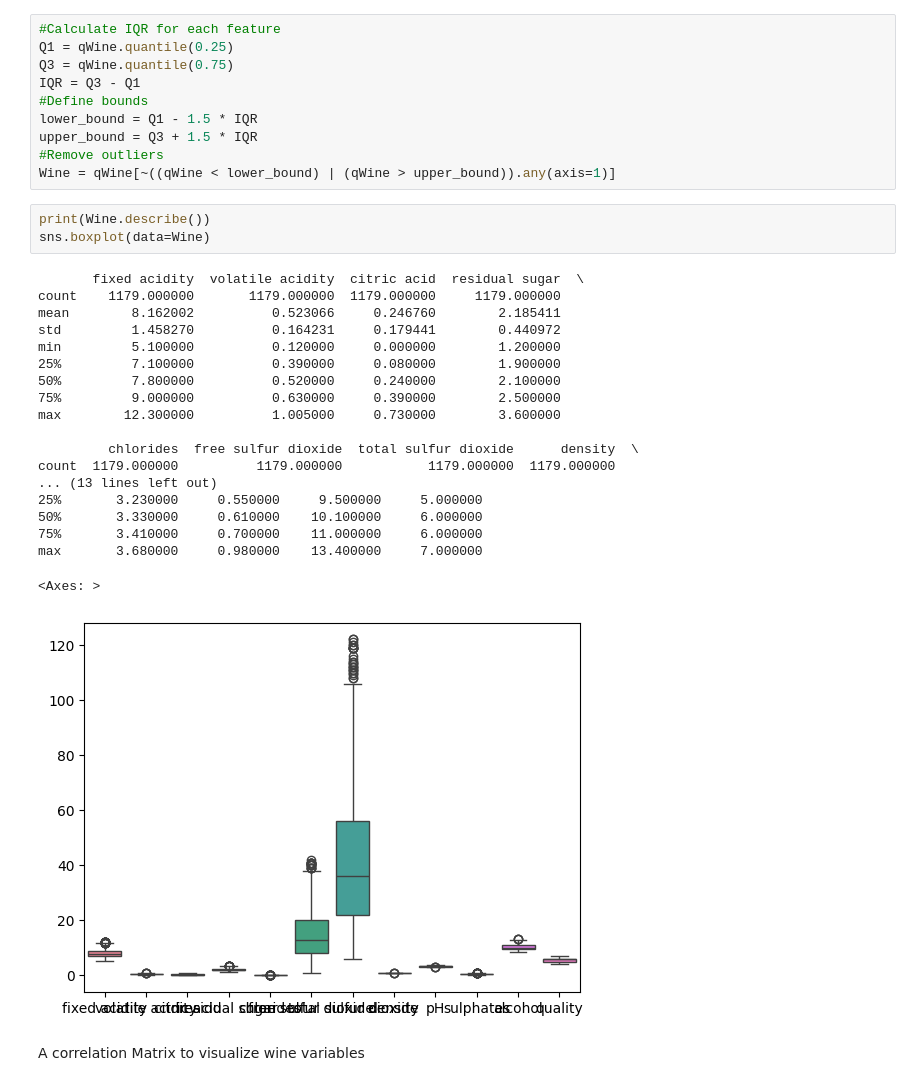
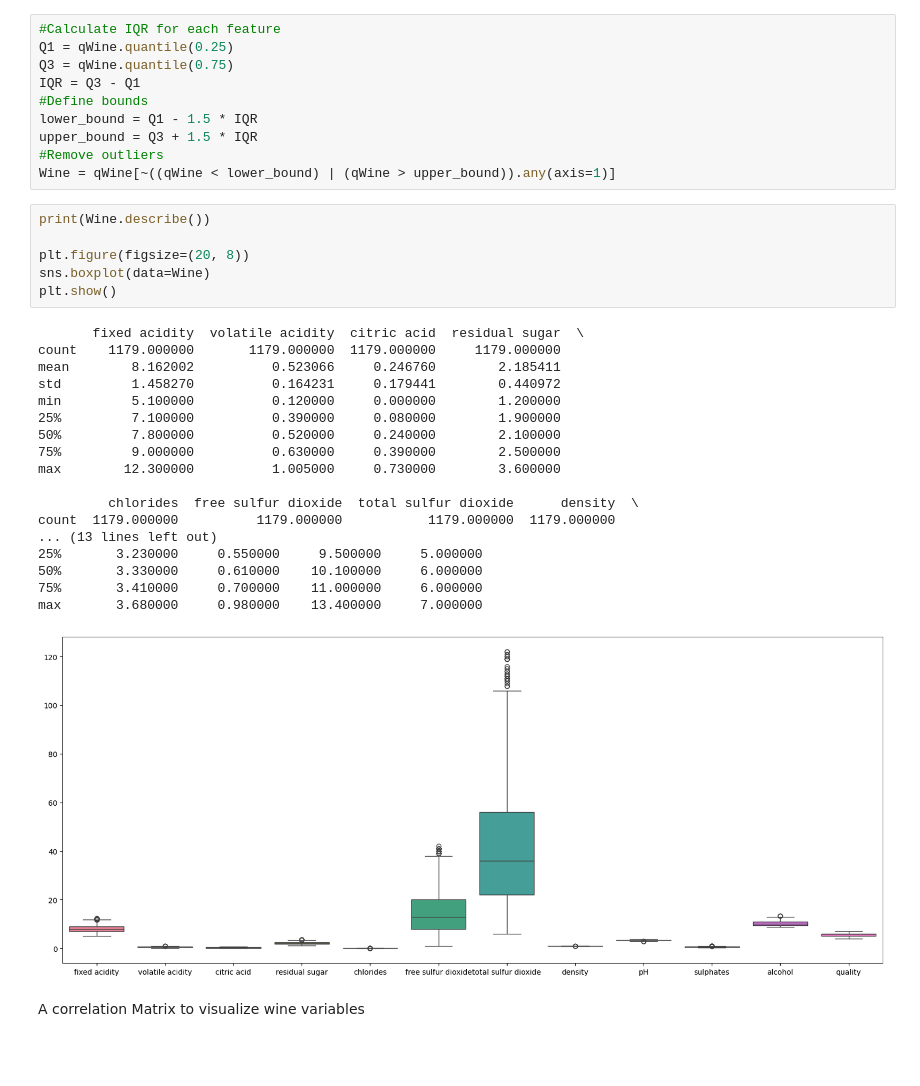
Before and after one commit to ploomatt/Predictive-Modeling-Project, a Jupyter notebook: Wine Predictive Modeling Project.ipynb, the cells around one changed output. Drawn from its saved outputs; the diff is of its cells as text; blank space fills up the shorter version.

```diff
--- a/Wine Predictive Modeling Project.ipynb
+++ b/Wine Predictive Modeling Project.ipynb
@@ -72,27 +72,29 @@ upper_bound = Q3 + 1.5 * IQR
 Wine = qWine[~((qWine < lower_bound) | (qWine > upper_bound)).any(axis=1)]
 # %%
 print(Wine.describe())
+
+plt.figure(figsize=(20, 8))
 sns.boxplot(data=Wine)
+plt.show()
 # %% [output]
        fixed acidity  volatile acidity  citric acid  residual sugar  \
 count    1179.000000       1179.000000  1179.000000     1179.000000
 mean        8.162002          0.523066     0.246760        2.185411
 std         1.458270          0.164231     0.179441        0.440972
 min         5.100000          0.120000     0.000000        1.200000
 25%         7.100000          0.390000     0.080000        1.900000
 50%         7.800000          0.520000     0.240000        2.100000
 75%         9.000000          0.630000     0.390000        2.500000
 max        12.300000          1.005000     0.730000        3.600000
 
          chlorides  free sulfur dioxide  total sulfur dioxide      density  \
 count  1179.000000          1179.000000           1179.000000  1179.000000
 ... (13 lines left out)
 25%       3.230000     0.550000     9.500000     5.000000
 50%       3.330000     0.610000    10.100000     6.000000
 75%       3.410000     0.700000    11.000000     6.000000
 max       3.680000     0.980000    13.400000     7.000000
-<Axes: >
-[figure, old version]
+[figure, new version]
 # %% [markdown]
 A correlation Matrix to visualize wine variables
 # %%
```
Also changed, not shown: parts of 20 cells of this notebook.
